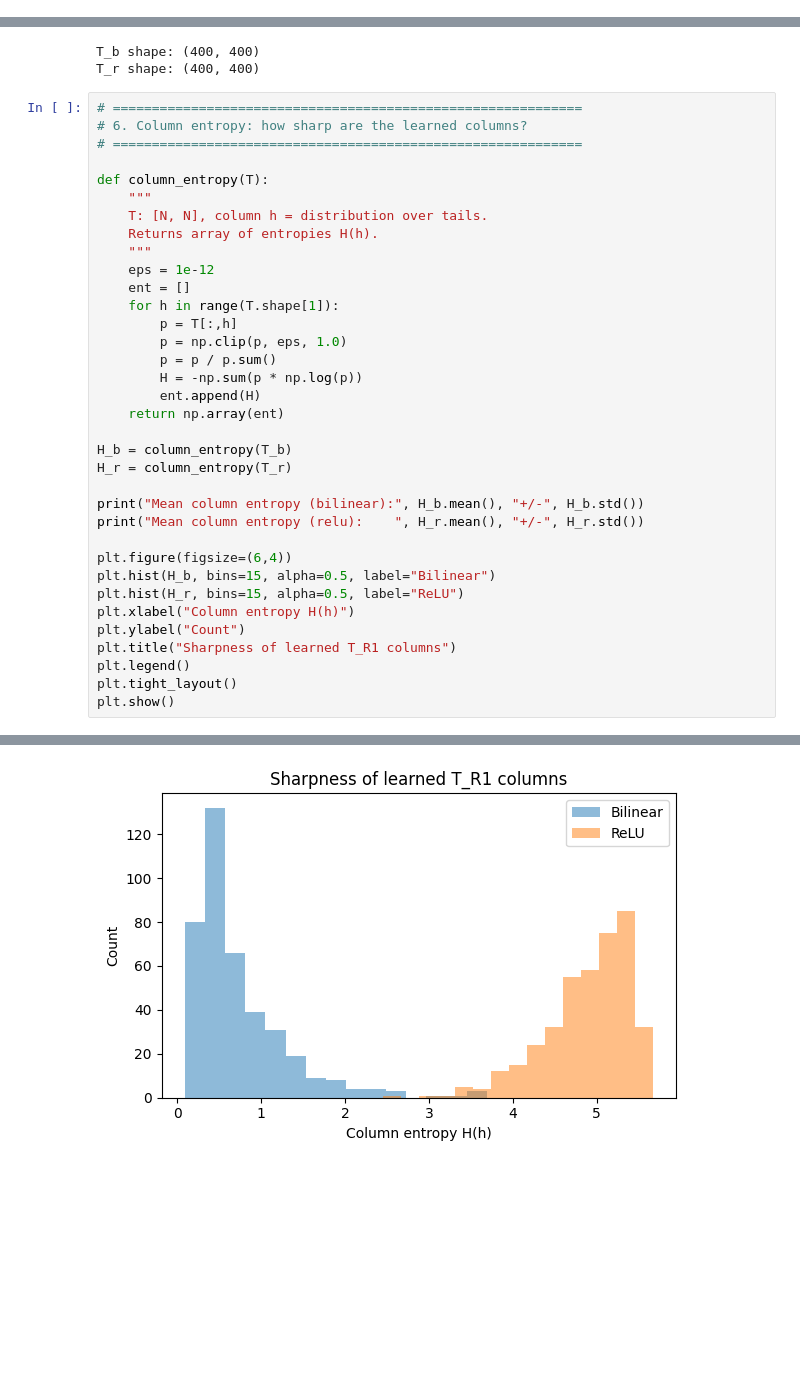
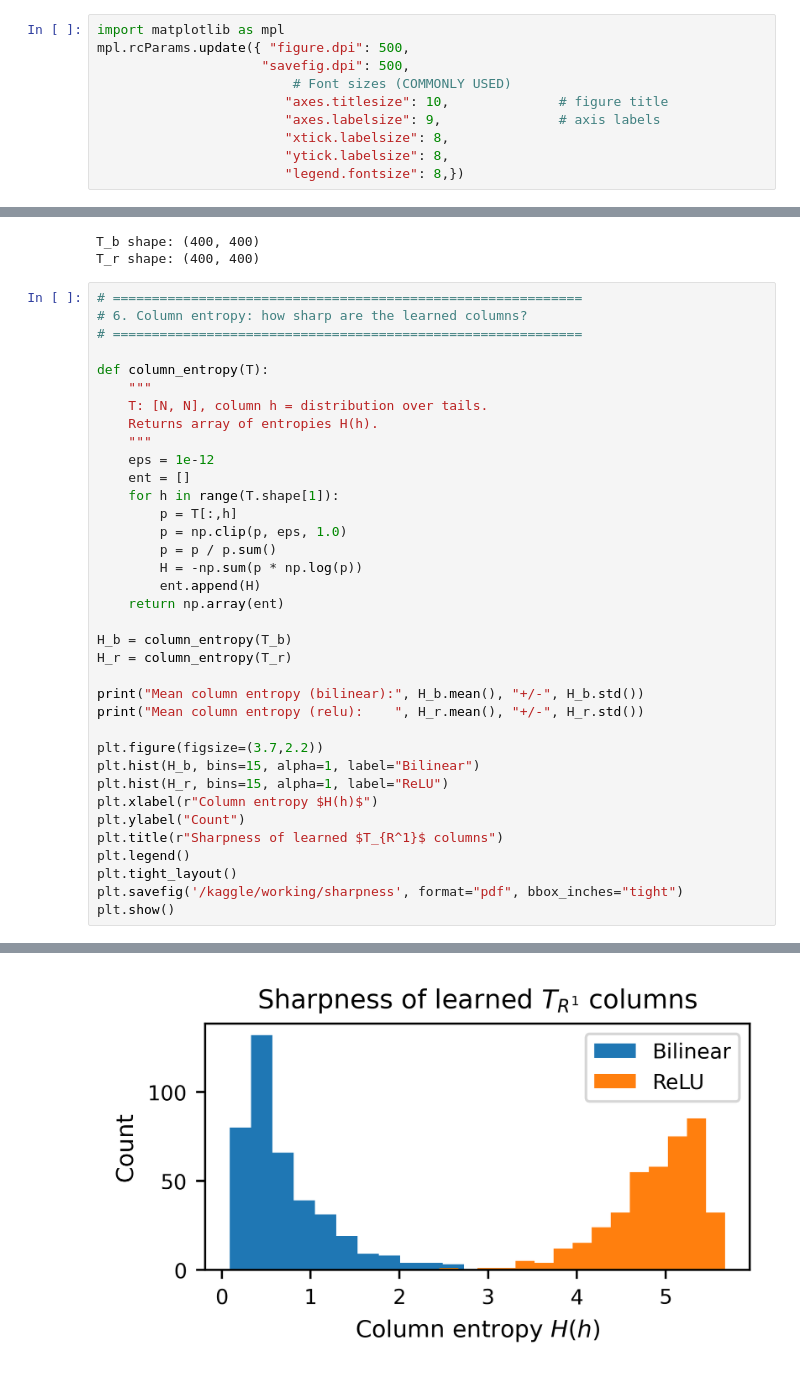
Before and after one commit to cerussite0/Tensor-Network-Interpretability, a Jupyter notebook: Relational composition.ipynb, the cells around one changed output, grey strips where cells are left out. Saved outputs shown, nothing was run; the diff lists cells and outputs as text; blank space fills up the shorter version.

Commit message:
relational composition plots fixed

```diff
--- a/Relational composition.ipynb
+++ b/Relational composition.ipynb
@@ -25,6 +25,16 @@ torch.manual_seed(0)
 np.random.seed(0)
 # %% [output]
 Using device: cuda
+# %%
+import matplotlib as mpl
+mpl.rcParams.update({ "figure.dpi": 500,
+                     "savefig.dpi": 500,
+                         # Font sizes (COMMONLY USED)
+                        "axes.titlesize": 10,              # figure title
+                        "axes.labelsize": 9,               # axis labels
+                        "xtick.labelsize": 8,
+                        "ytick.labelsize": 8,
+                        "legend.fontsize": 8,})
 # %%
 # ============================================================
 # 1. Dataset: single-step relation R1 on a circle
@@ -240,39 +286,40 @@ T_r shape: (400, 400)
 # ============================================================
 
 def column_entropy(T):
     """
     T: [N, N], column h = distribution over tails.
     Returns array of entropies H(h).
     """
     eps = 1e-12
     ent = []
     for h in range(T.shape[1]):
         p = T[:,h]
         p = np.clip(p, eps, 1.0)
         p = p / p.sum()
         H = -np.sum(p * np.log(p))
         ent.append(H)
     return np.array(ent)
 
 H_b = column_entropy(T_b)
 H_r = column_entropy(T_r)
 
 print("Mean column entropy (bilinear):", H_b.mean(), "+/-", H_b.std())
 print("Mean column entropy (relu):    ", H_r.mean(), "+/-", H_r.std())
 
-plt.figure(figsize=(6,4))
-plt.hist(H_b, bins=15, alpha=0.5, label="Bilinear")
-plt.hist(H_r, bins=15, alpha=0.5, label="ReLU")
-plt.xlabel("Column entropy H(h)")
+plt.figure(figsize=(3.7,2.2))
+plt.hist(H_b, bins=15, alpha=1, label="Bilinear")
+plt.hist(H_r, bins=15, alpha=1, label="ReLU")
+plt.xlabel(r"Column entropy $H(h)$")
 plt.ylabel("Count")
-plt.title("Sharpness of learned T_R1 columns")
+plt.title(r"Sharpness of learned $T_{R^1}$ columns")
 plt.legend()
 plt.tight_layout()
+plt.savefig('/kaggle/working/sharpness', format="pdf", bbox_inches="tight")
 plt.show()
 # %% [output]
 Mean column entropy (bilinear): 0.7383404 +/- 0.5706049
 Mean column entropy (relu):     4.8869376 +/- 0.51073223
-[figure, old version]
+[figure, new version]
 # %%
 # ============================================================
 # 7. Multi-step accuracy via T^k
```
Also changed, not shown: parts of 7 cells of this notebook.
